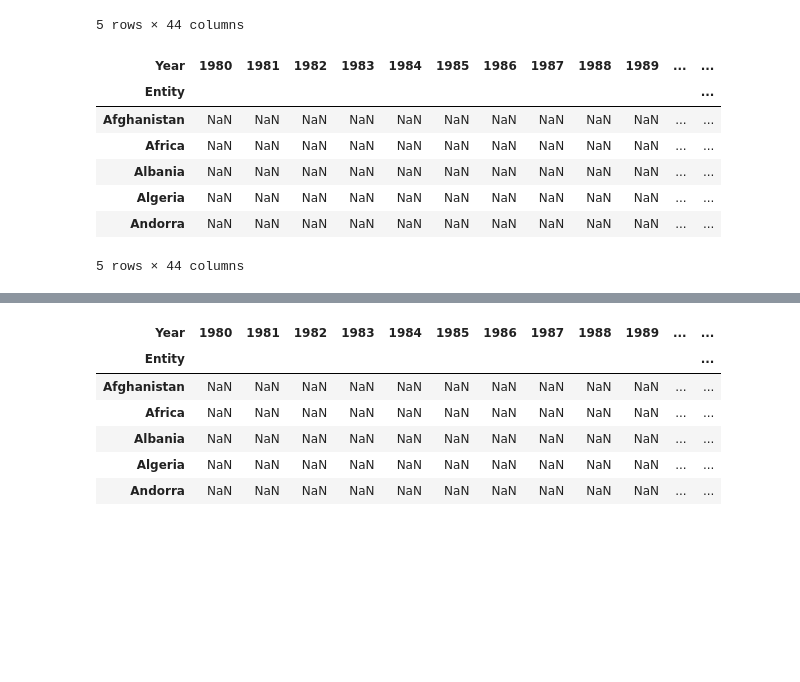
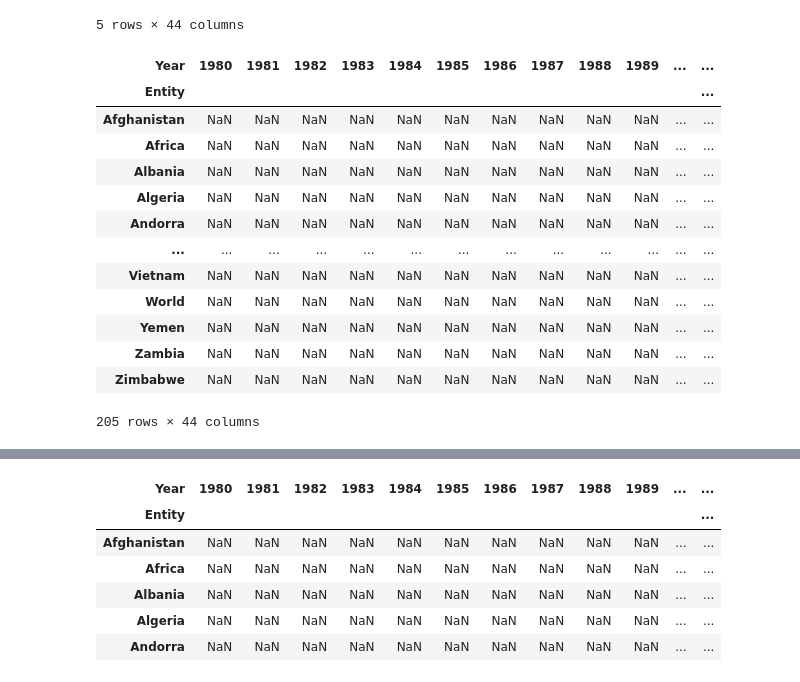
Before and after one commit to gandlea/LN-2-HS2025, a Jupyter notebook: Leistungsnachweis.ipynb, the cells around one changed output, grey strips where cells are left out. Saved outputs shown, nothing was run; the diff lists cells and outputs as text; code cells hidden in the pictures; blank space fills up the shorter version.

```diff
--- a/Leistungsnachweis.ipynb
+++ b/Leistungsnachweis.ipynb
@@ -85,17 +85,23 @@ df_pivot.head()
 | Andorra | NaN | NaN | NaN | NaN | NaN | NaN | NaN | NaN | NaN | NaN | ... | ... |
 5 rows × 44 columns
 # %%
-df_pivot = rename_df.pivot(index='Entity', columns="Year", values= 'Inactivated Polio Vaccine Coverage')
-df_pivot.head()
+df_pivot_polio = rename_df.pivot(index='Entity', columns="Year", values= 'Inactivated Polio Vaccine Coverage')
+df_pivot_polio
 # %% [output]
 | Year | 1980 | 1981 | 1982 | 1983 | 1984 | 1985 | 1986 | 1987 | 1988 | 1989 | ... | ... |
 | Entity |  |  |  |  |  |  |  |  |  |  |  | ... |
 | Afghanistan | NaN | NaN | NaN | NaN | NaN | NaN | NaN | NaN | NaN | NaN | ... | ... |
 | Africa | NaN | NaN | NaN | NaN | NaN | NaN | NaN | NaN | NaN | NaN | ... | ... |
 | Albania | NaN | NaN | NaN | NaN | NaN | NaN | NaN | NaN | NaN | NaN | ... | ... |
 | Algeria | NaN | NaN | NaN | NaN | NaN | NaN | NaN | NaN | NaN | NaN | ... | ... |
 | Andorra | NaN | NaN | NaN | NaN | NaN | NaN | NaN | NaN | NaN | NaN | ... | ... |
+| ... | ... | ... | ... | ... | ... | ... | ... | ... | ... | ... | ... | ... |
+| Vietnam | NaN | NaN | NaN | NaN | NaN | NaN | NaN | NaN | NaN | NaN | ... | ... |
+| World | NaN | NaN | NaN | NaN | NaN | NaN | NaN | NaN | NaN | NaN | ... | ... |
+| Yemen | NaN | NaN | NaN | NaN | NaN | NaN | NaN | NaN | NaN | NaN | ... | ... |
+| Zambia | NaN | NaN | NaN | NaN | NaN | NaN | NaN | NaN | NaN | NaN | ... | ... |
+| Zimbabwe | NaN | NaN | NaN | NaN | NaN | NaN | NaN | NaN | NaN | NaN | ... | ... |
-5 rows × 44 columns
+205 rows × 44 columns
 # %%
 df_pivot = rename_df.pivot(index='Entity', columns="Year", values= 'Measles Vaccine Coverage')
 df_pivot.head()
```
Also changed, not shown: parts of 2 cells of this notebook.
